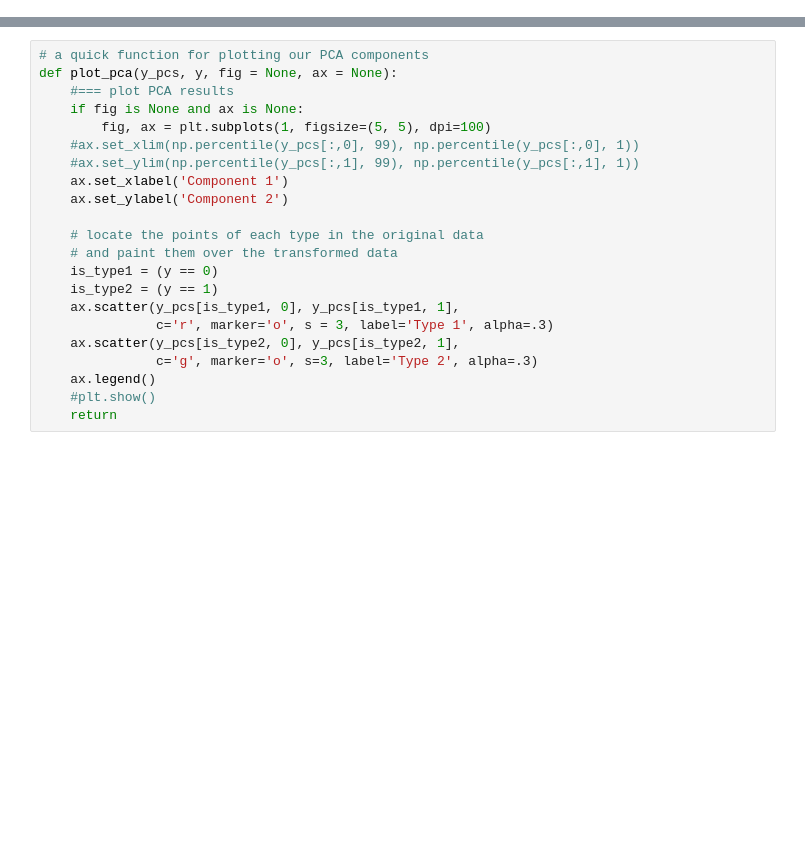
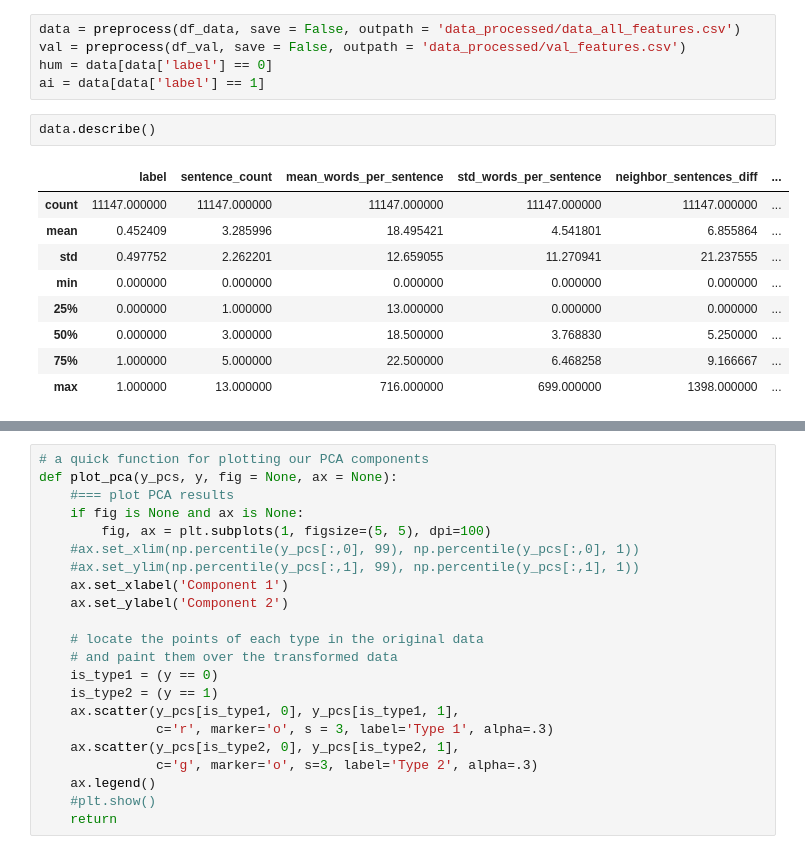
Before and after one commit to adriansousapoza/DMIAI-2023, a Jupyter notebook: aiText/feature_engineering.ipynb, the cells around one changed output, grey strips where cells are left out. Drawn from its saved outputs; the diff is of its cells as text; blank space fills up the shorter version.

```diff
--- a/aiText/feature_engineering.ipynb
+++ b/aiText/feature_engineering.ipynb
@@ -51,0 +252,17 @@ val_features = preprocess(val, save=False)
+# %%
+data = preprocess(df_data, save = False, outpath = 'data_processed/data_all_features.csv')
+val = preprocess(df_val, save = False, outpath = 'data_processed/val_features.csv')
+hum = data[data['label'] == 0]
+ai = data[data['label'] == 1]
+# %%
+data.describe()
+# %% [output]
+|  | label | sentence_count | mean_words_per_sentence | std_words_per_sentence | neighbor_sentences_diff | ... |
+| count | 11147.000000 | 11147.000000 | 11147.000000 | 11147.000000 | 11147.000000 | ... |
+| mean | 0.452409 | 3.285996 | 18.495421 | 4.541801 | 6.855864 | ... |
+| std | 0.497752 | 2.262201 | 12.659055 | 11.270941 | 21.237555 | ... |
+| min | 0.000000 | 0.000000 | 0.000000 | 0.000000 | 0.000000 | ... |
+| 25% | 0.000000 | 1.000000 | 13.000000 | 0.000000 | 0.000000 | ... |
+| 50% | 0.000000 | 3.000000 | 18.500000 | 3.768830 | 5.250000 | ... |
+| 75% | 1.000000 | 5.000000 | 22.500000 | 6.468258 | 9.166667 | ... |
+| max | 1.000000 | 13.000000 | 716.000000 | 699.000000 | 1398.000000 | ... |
```
Also changed, not shown: parts of 25 cells of this notebook, 8 other files.
